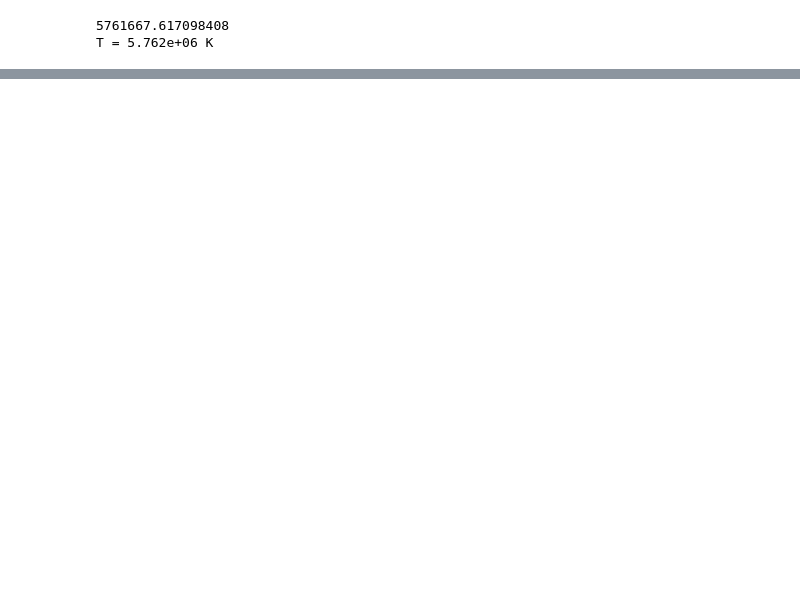
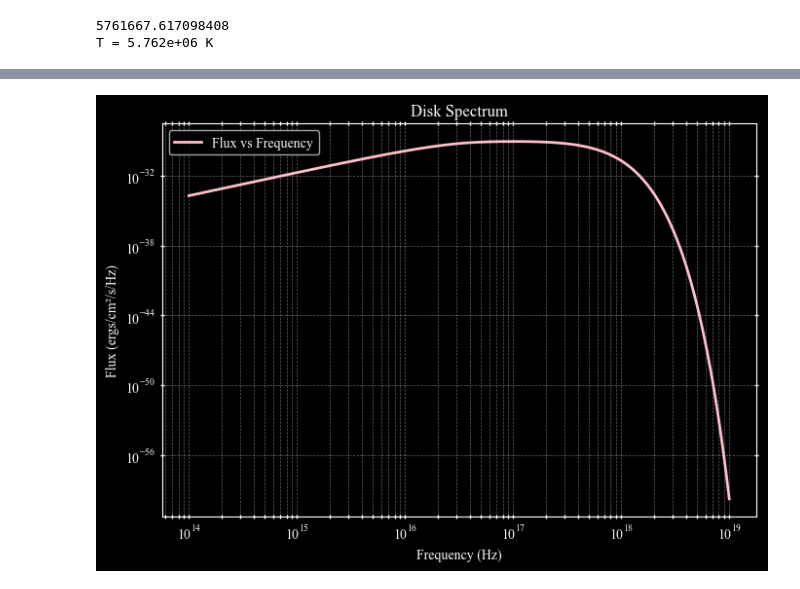
Before and after one commit to milanajberhe/Magnetars_Infrared, a Jupyter notebook: initial_disk_model.ipynb, the cells around one changed output, grey strips where cells are left out. Cells and saved outputs as stored; diff of their text form; code cells hidden in the pictures; blank space fills up the shorter version.

```diff
--- a/initial_disk_model.ipynb
+++ b/initial_disk_model.ipynb
@@ -59,0 +87,9 @@ SyntaxError: invalid syntax. Perhaps you forgot a comma? (679055709.py, line 6)
+# %%
+# adding in frequency
+
+def plank_nu(nu, T):
+    exponent = h * nu / (k * T)
+
+    return (2 * h * nu**3 / c**2) / np.expm1(exponent)
+
+# nu = frequency in Hertz, T = temp in K
@@ -59,0 +156,87 @@ SyntaxError: invalid syntax. Perhaps you forgot a comma? (679055709.py, line 6)
+# %%
+# time to try a spectrum!
+
+#generating frequencies
+frequencies = np.logspace(14, 19, 200)  # in Hz obvi
+
+fluxes = []
+
+for nu in frequencies:
+    F = disk_flux_nu(
+        nu,
+        M,
+        Mdot,
+        R_in,
+        R_out,
+        inclination,
+        D
+    )
+    fluxes.append(F)
+
+fluxes = np.array(fluxes)
+
+#plotting time
+
+plt.figure(figsize=(7, 5))
+plt.loglog(frequencies, fluxes, label = "Flux vs Frequency", linewidth = 2, color = "pink") #legend
+plt.xlabel("Frequency (Hz)")
+plt.ylabel("Flux (ergs/cm²/s/Hz)")
+plt.title("Disk Spectrum")
+plt.legend()
+
+plt.minorticks_on()
+
+
+# grid
+plt.grid(
+    True,
+    which="both",
+    ls="--",
+    lw=0.5,
+    alpha=0.4
+)
+
+# tick styling
+plt.tick_params(
+    axis="both",
+    which="both",
+    top=True,
+    right=True,
+    direction="inout",
+    length=3,
+    width=1
+)
+
+ax = plt.gca()
+
+
+# log tick locations
+ax.xaxis.set_major_locator(
+    ticker.LogLocator(
+        base=10,
+        numticks=6
+    )
+)
+
+ax.yaxis.set_major_locator(
+    ticker.LogLocator(
+        base=10,
+        numticks=6
+    )
+)
+
+# scientific notation labels
+ax.xaxis.set_major_formatter(
+    ticker.LogFormatterSciNotation(base=10)
+)
+
+ax.yaxis.set_major_formatter(
+    ticker.LogFormatterSciNotation(base=10)
+)
+
+# makes graph fit nicely
+plt.tight_layout()
+
+plt.show()
+# %% [output]
+[figure, added]
```
Also changed, not shown: parts of 8 cells of this notebook.
